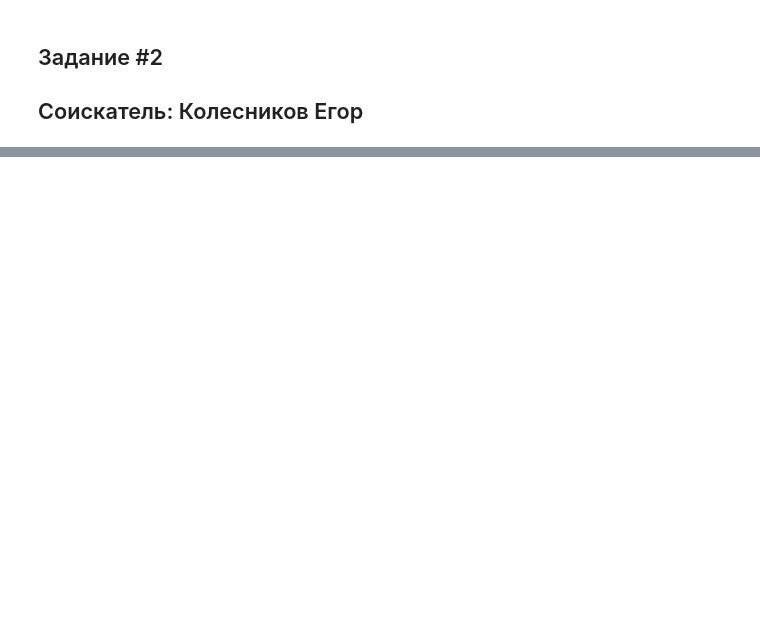
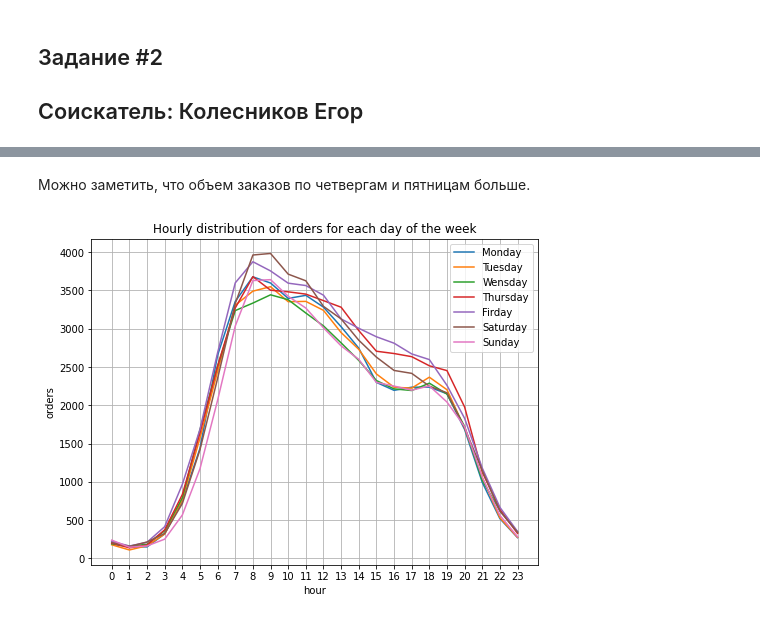
Before and after one commit to Kollego/sbermarket_task, a Jupyter notebook: research_sbermarket.ipynb, the cells around one changed output, grey strips where cells are left out. Cells and saved outputs as stored; diff of their text form; code cells hidden in the pictures; blank space fills up the shorter version.

```diff
--- a/research_sbermarket.ipynb
+++ b/research_sbermarket.ipynb
@@ -42,0 +59,10 @@ list(range(1,10))
+# %% [markdown]
+Можно заметить, что объем заказов по четвергам и пятницам больше.
+# %%
+ax = pd.pivot_table(data=df_day, columns='weekday', index='time', aggfunc = len)\
+    .plot(figsize = (8,6), xticks = list(range(24)), grid=True)
+ax.set_title('Hourly distribution of orders for each day of the week')
+ax.set(xlabel='hour', ylabel='orders')
+ax.legend(labels=days);
+# %% [output]
+[figure, added]
```
Also changed, not shown: parts of 14 cells of this notebook.
